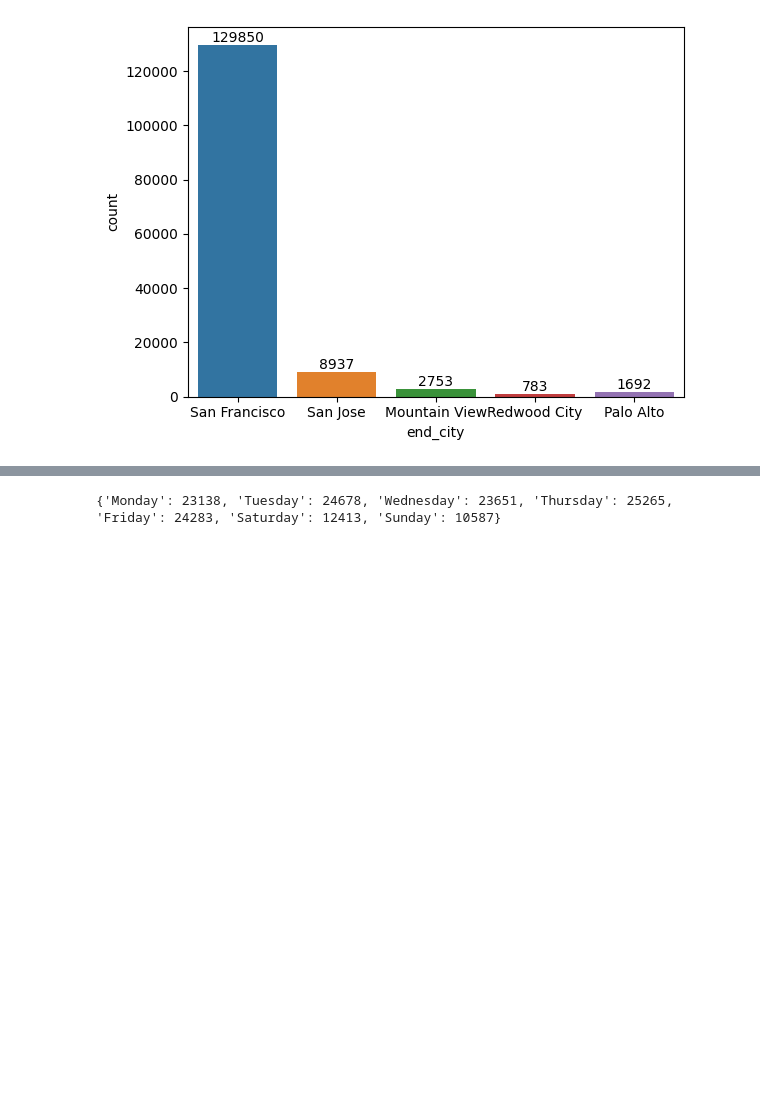
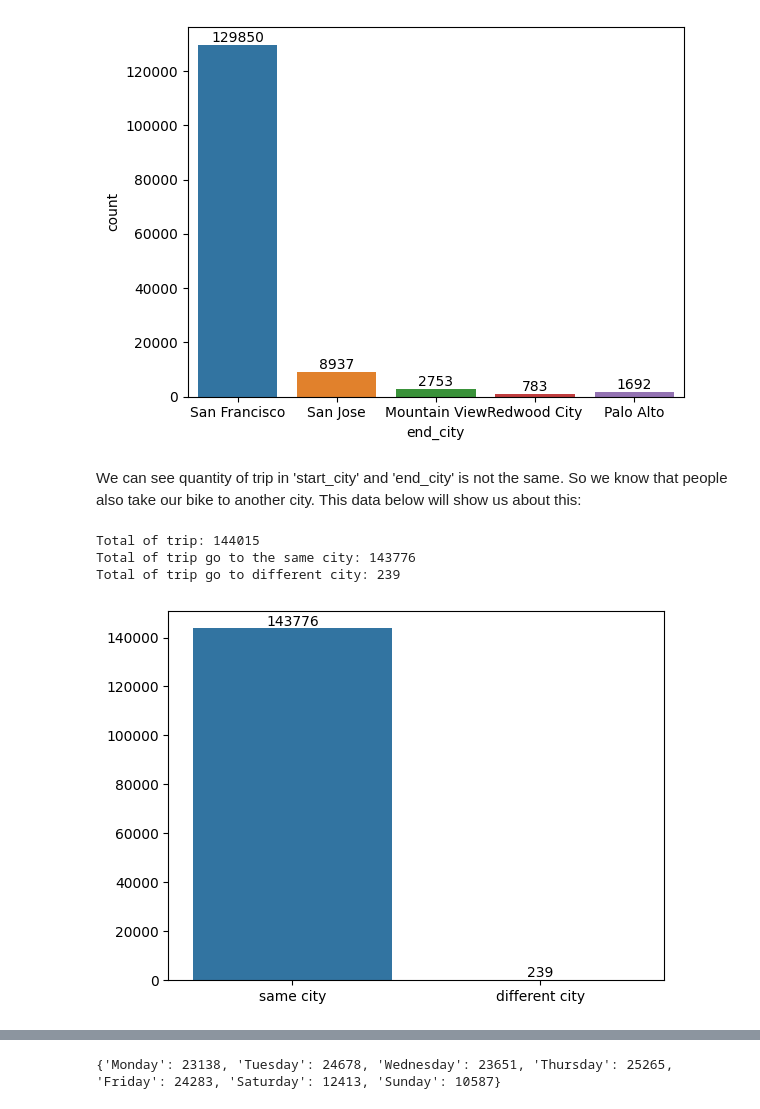
Before and after one commit to qungtai/Data_Analyst_Portfolio, a Jupyter notebook: BayAreaBikeSharing/bay_area_bike_share.ipynb, the cells around one changed output, grey strips where cells are left out. Cells and saved outputs as stored; diff of their text form; code cells hidden in the pictures; blank space fills up the shorter version.

```diff
--- a/BayAreaBikeSharing/bay_area_bike_share.ipynb
+++ b/BayAreaBikeSharing/bay_area_bike_share.ipynb
@@ -243,3 +305,23 @@ for label in ax.containers:
 plt.show()
 # %% [output]
 [figure]
+# %% [markdown]
+We can see quantity of trip in 'start_city' and 'end_city' is not the same.
+So we know that people also take our bike to another city. This data below will show us about this:
+# %%
+num_of_trip = trip_summarised['tripID'].count()
+num_of_trip_to_diffrent_city =trip_summarised[trip_summarised['start_city'] != trip_summarised['end_city']]['tripID'].count()
+print("Total of trip: {}".format(num_of_trip))
+print("Total of trip go to the same city: {}".format(num_of_trip-num_of_trip_to_diffrent_city))
+print("Total of trip go to different city: {}".format(num_of_trip_to_diffrent_city))
+new_dict = {}
+new_dict['same city'] = num_of_trip-num_of_trip_to_diffrent_city
+new_dict['different city'] = num_of_trip_to_diffrent_city
+ax = sns.barplot(x=list(new_dict.keys()), y = list(new_dict.values()))
+for i in ax.containers:
+    ax.bar_label(i,)
+# %% [output]
+Total of trip: 144015
+Total of trip go to the same city: 143776
+Total of trip go to different city: 239
+[figure, added]
```
Also changed, not shown: parts of 22 cells of this notebook.
